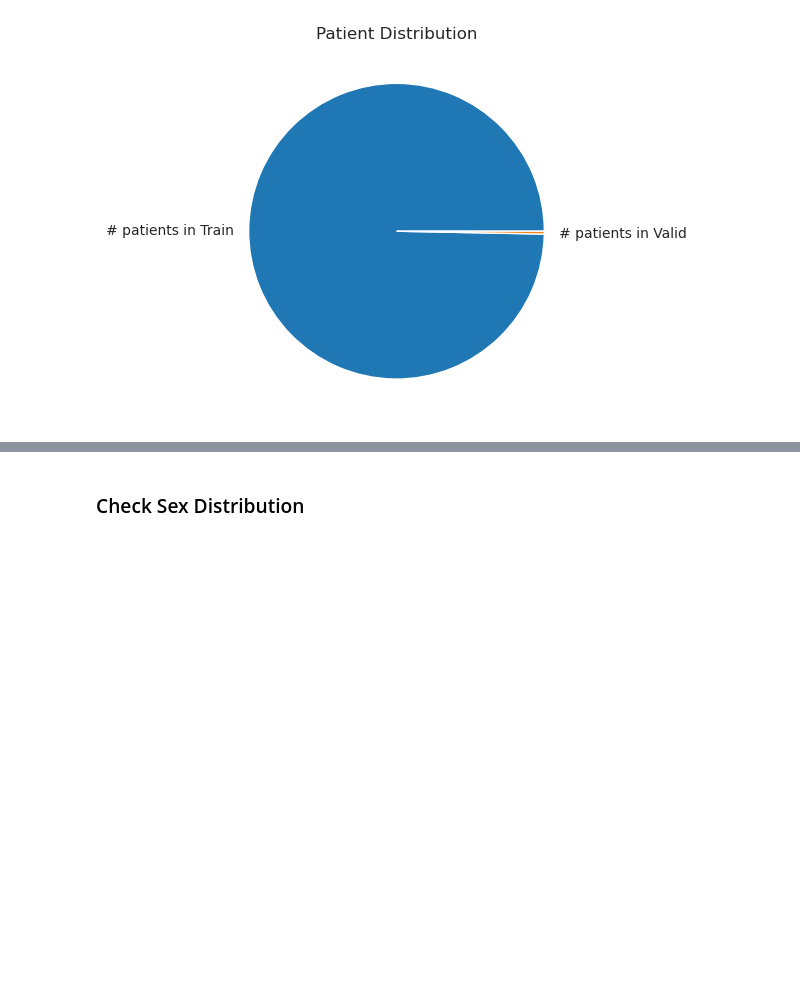
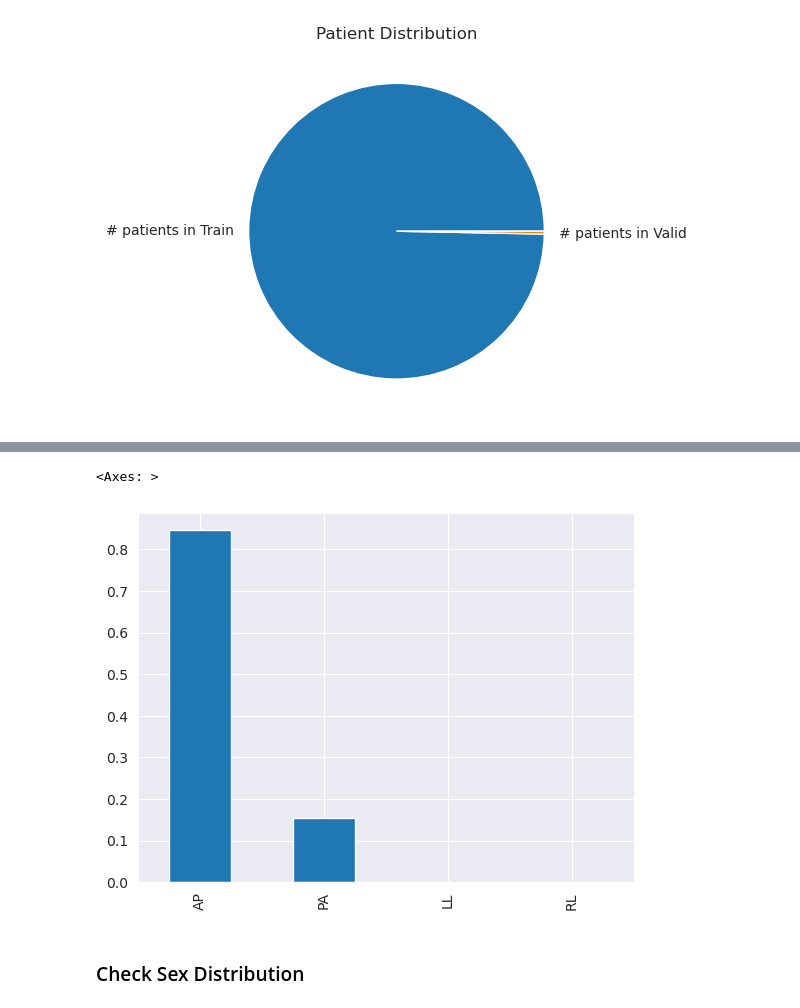
Before and after one commit to JuanGonzalezU/CheXBias, a Jupyter notebook: notebooks/eda.ipynb, the cells around one changed output, grey strips where cells are left out. Saved outputs shown, nothing was run; the diff lists cells and outputs as text; code cells hidden in the pictures; blank space fills up the shorter version.

```diff
--- a/notebooks/eda.ipynb
+++ b/notebooks/eda.ipynb
@@ -57,3 +62,8 @@ Match in test!
+# %%
+train_df['AP/PA'].value_counts(normalize=True).plot.bar()
+# %% [output]
+<Axes: >
+[figure, added]
 # %% [markdown]
 ### Check Sex Distribution
 # %%
```
Also changed, not shown: parts of 3 cells of this notebook, 8 other files.
